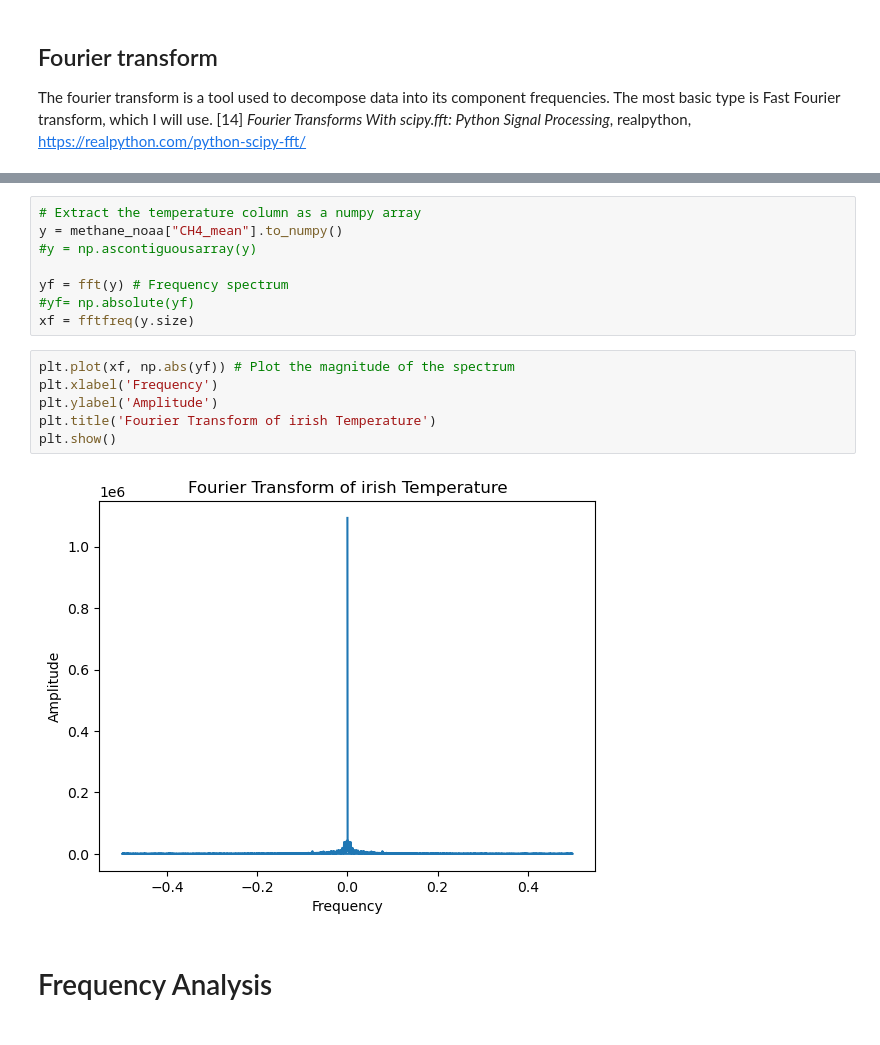
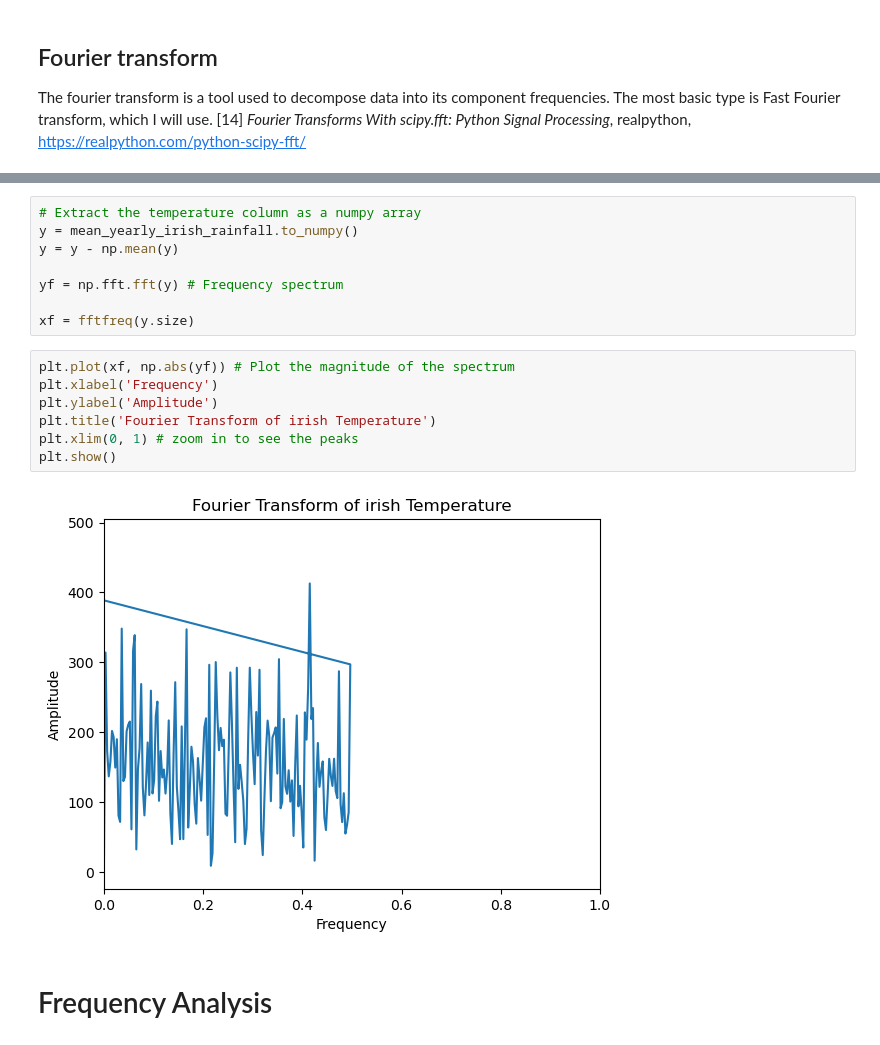
Before and after one commit to dectan/Programming-for-Data-Analysis-Project-2, a Jupyter notebook: Project 2.ipynb, the cells around one changed output, grey strips where cells are left out. Drawn from its saved outputs; the diff is of its cells as text.

```diff
--- a/Project 2.ipynb
+++ b/Project 2.ipynb
@@ -823,19 +861,20 @@ plt.show()
 # %%
 # Extract the temperature column as a numpy array
-y = methane_noaa["CH4_mean"].to_numpy()
-#y = np.ascontiguousarray(y)
+y = mean_yearly_irish_rainfall.to_numpy()
+y = y - np.mean(y)
 
-yf = fft(y) # Frequency spectrum
-#yf= np.absolute(yf)
+yf = np.fft.fft(y) # Frequency spectrum
+
 xf = fftfreq(y.size)
 # %%
 plt.plot(xf, np.abs(yf)) # Plot the magnitude of the spectrum
 plt.xlabel('Frequency')
 plt.ylabel('Amplitude')
 plt.title('Fourier Transform of irish Temperature')
+plt.xlim(0, 1) # zoom in to see the peaks
 plt.show()
 # %% [output]
-[figure, old version]
+[figure, new version]
 # %% [markdown]
 # Frequency Analysis
 # %%
```
Also changed, not shown: parts of 26 cells of this notebook.
